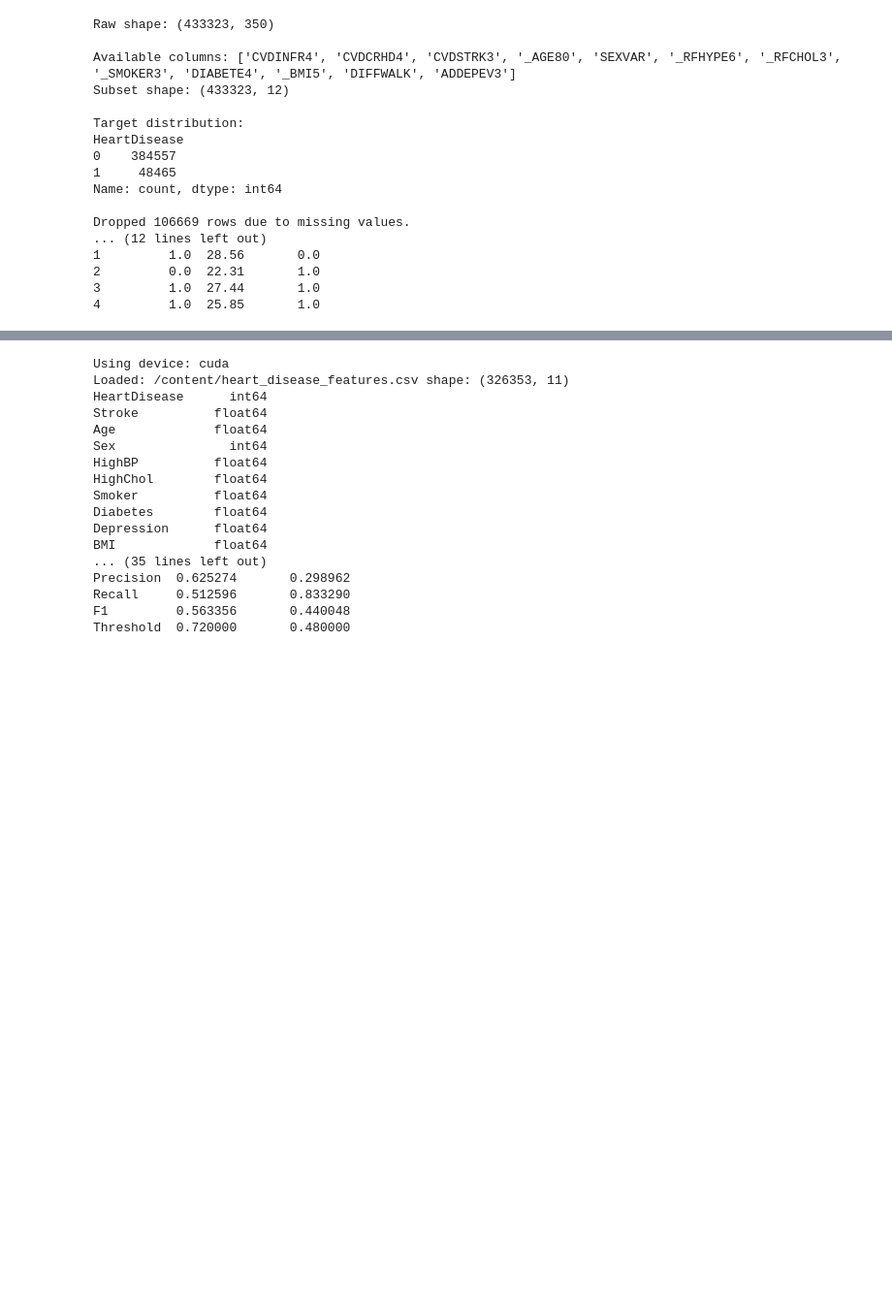
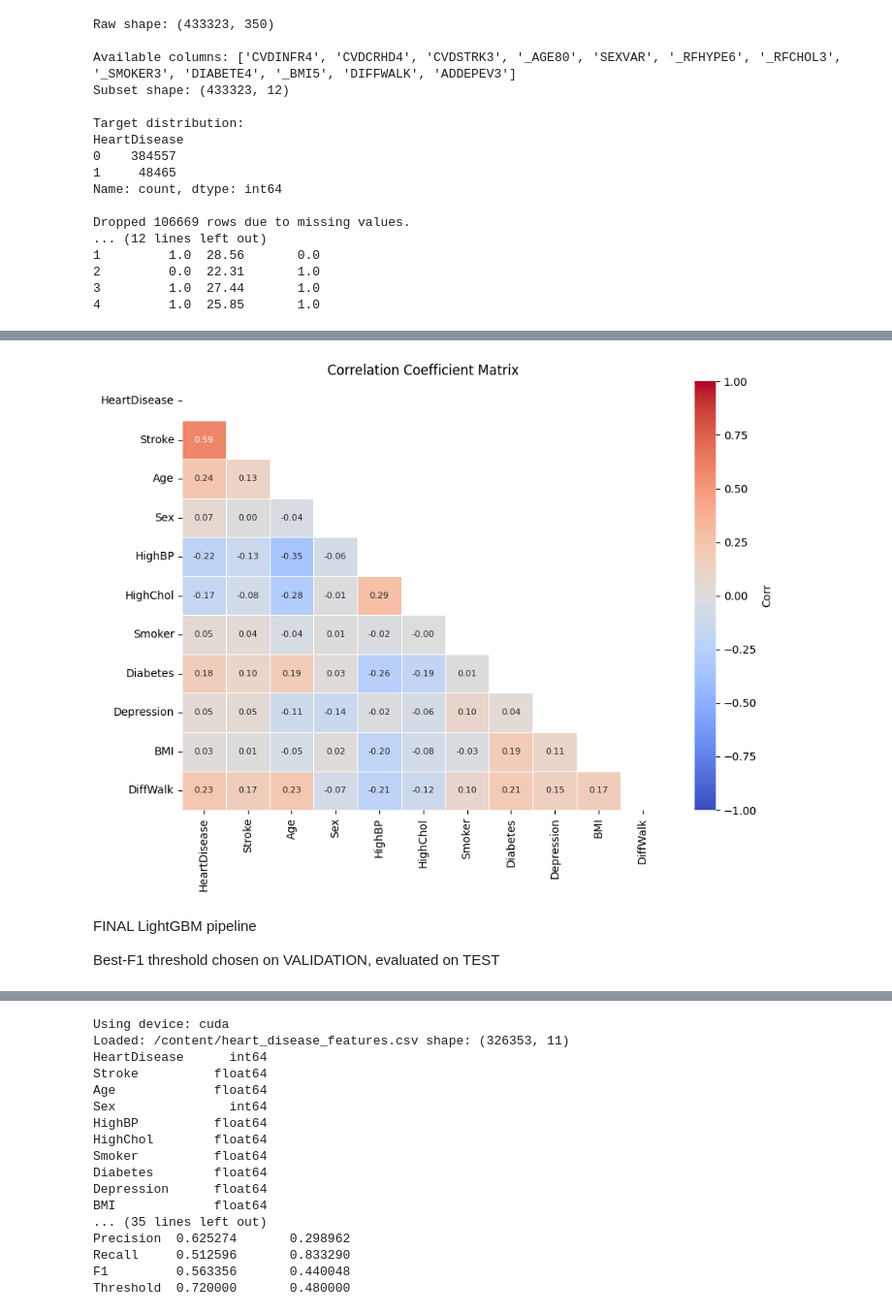
Before and after one commit to 24215011123/DL_Lab-session_may-june2025, a Jupyter notebook: Final_heart_disease_prediction21.ipynb, the cells around one changed output, grey strips where cells are left out. Shown at 97% size. Drawn from its saved outputs; the diff is of its cells as text; code cells hidden in the pictures; blank space fills up the shorter version.

```diff
--- a/Final_heart_disease_prediction21.ipynb
+++ b/Final_heart_disease_prediction21.ipynb
@@ -230 +313,46 @@ Dropped 106669 rows due to missing values.
+# %%
+import numpy as np
+import pandas as pd
+import matplotlib.pyplot as plt
+import seaborn as sns
+
+# -------------------------------
+# Load dataset
+# -------------------------------
+df = pd.read_csv("/content/heart_disease_features.csv")
+
+# Select numeric columns only
+num_df = df.select_dtypes(include=[np.number])
+
+# Compute correlation matrix
+corr = num_df.corr(method="pearson")
+
+# Mask for upper triangle
+mask = np.triu(np.ones_like(corr, dtype=bool))
+
+# -------------------------------
+# Plot triangular correlation heatmap
+# -------------------------------
+plt.figure(figsize=(9, 7))
+sns.heatmap(
+    corr,
+    mask=mask,
+    cmap="coolwarm",          # red-blue like your image
+    vmin=-1, vmax=1,
+    annot=True,               # numbers inside cells
+    fmt=".2f",
+    annot_kws={"size":8},
+    linewidths=0.5,
+    cbar_kws={"label": "Corr"}
+)
+
+plt.title("Correlation Coefficient Matrix", fontsize=12)
+plt.tight_layout()
+plt.show()
+# %% [output]
+[figure, added]
+# %% [markdown]
+FINAL LightGBM pipeline
+
+Best-F1 threshold chosen on VALIDATION, evaluated on TEST
 # %%
```
Also changed, not shown: parts of 31 cells of this notebook.
